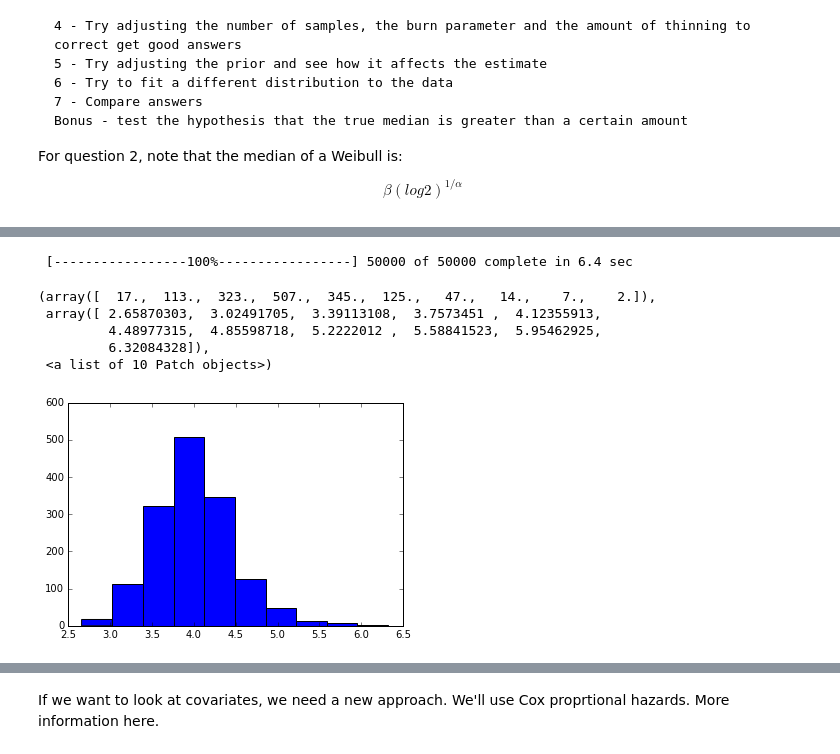
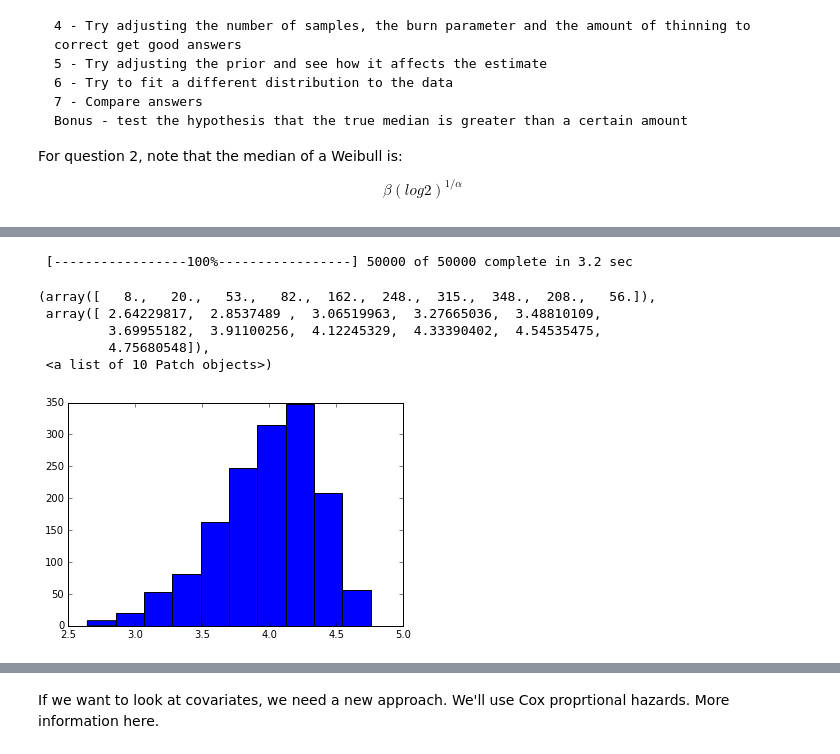
Before and after one commit to JakeColtman/BayesianSurvivalAnalysis, a Jupyter notebook: Full presentation.ipynb, the cells around one changed output, grey strips where cells are left out. Drawn from its saved outputs; the diff is of its cells as text; code cells hidden in the pictures.

```diff
--- a/Full presentation.ipynb
+++ b/Full presentation.ipynb
@@ -56,29 +55,14 @@ df
 # %%
 ## Example fully worked model using toy data
 ## Adapted from http://blog.yhat.com/posts/estimating-user-lifetimes-with-pymc.html
-## Note that there are corrections in the node to fix bugs in article
 
-import pymc as mc
-import numpy.ma as ma
-
-N = 30
-#create some artificial data, like the data in the figure above.
-lifetime = mc.rweibull( 2, 5, size = N )
-birth = mc.runiform(0, 10, N)
-
-censor = (birth + lifetime) > 10 #an individual is right-censored if this is True
-lifetime_ = ma.masked_array( lifetime, censor ) #create the censorship event.
-lifetime_.set_fill_value( 10 ) #good for computations later.
-
-#this begins the model
 alpha = mc.Uniform("alpha", 0,20)
-#lets just use uninformative priors
 beta = mc.Uniform("beta", 0,20)
-obs = mc.Weibull( 'obs', alpha, beta, value = lifetime_, observed = True )
+obs = mc.Weibull('obs', alpha, beta, value = df["time_to_convert"], observed = True )
 
 @mc.potential
 def censorfactor(obs=obs):
-    if np.any((obs + birth < 10)[lifetime_.mask] ):
+    if np.any(obs>14 ):
         return -100000
     else:
         return 0
@@ -126,50 +120,32 @@ pm.Matplot.plot(mcmc)
 # %%
 #Solution to Q5
 ## Adjusting the priors impacts the overall result
 ## If we give a looser, less informative prior then we end up with a broader, shorter distribution
 ## If we give much more informative priors, then we get a tighter, taller distribution
 
-import pymc as mc
-import numpy.ma as ma
-
-N = 30
-#create some artificial data.
-lifetime = mc.rweibull( 2, 5, size = N )
-birth = mc.runiform(0, 10, N)
-
-censor = (birth + lifetime) > 10
-lifetime_ = ma.masked_array( lifetime, censor )
-lifetime_.set_fill_value( 10 )
 
 ## Note the narrowing of the prior around the true values
-#alpha = mc.Uniform("alpha", 1, 3)
-#beta = mc.Uniform("beta", 3, 6)
+alpha = mc.Uniform("alpha", 1, 3)
+beta = mc.Uniform("beta", 3, 6)
 
 ####Uncomment this to see the result of looser priors
-alpha = mc.Uniform("alpha", 0, 30)
-beta = mc.Uniform("beta", 0, 30)
+#alpha = mc.Uniform("alpha", 0, 30)
+#beta = mc.Uniform("beta", 0, 30)
 
-obs = mc.Weibull( 'obs', alpha, beta, value = lifetime_, observed = True )
-
-@mc.potential
-def censorfactor(obs=obs):
-    if np.any((obs + birth < 10)[lifetime_.mask] ):
-        return -100000
-    else:
-        return 0
+obs = mc.Weibull( 'obs', alpha, beta, value = df["time_to_convert"], observed = True )
 
 mcmc = mc.MCMC([alpha, beta, obs, censorfactor ] )
 mcmc.sample(50000, burn = 20000, thin = 20)
 #pm.Matplot.plot(mcmc)
 plt.hist([weibull_median(x[0], x[1]) for x in zip(mcmc.trace("alpha"), mcmc.trace("beta"))])
 # %% [output]
- [-----------------100%-----------------] 50000 of 50000 complete in 6.4 sec
+ [-----------------100%-----------------] 50000 of 50000 complete in 3.2 sec
-(array([  17.,  113.,  323.,  507.,  345.,  125.,   47.,   14.,    7.,    2.]),
- array([ 2.65870303,  3.02491705,  3.39113108,  3.7573451 ,  4.12355913,
-         4.48977315,  4.85598718,  5.2222012 ,  5.58841523,  5.95462925,
-         6.32084328]),
+(array([   8.,   20.,   53.,   82.,  162.,  248.,  315.,  348.,  208.,   56.]),
+ array([ 2.64229817,  2.8537489 ,  3.06519963,  3.27665036,  3.48810109,
+         3.69955182,  3.91100256,  4.12245329,  4.33390402,  4.54535475,
+         4.75680548]),
  <a list of 10 Patch objects>)
-[figure, old version]
+[figure, new version]
 # %%
 #Solution to Q6
 ## To fit a new distribution to the data, we need to change the obs variable to a new distribution.
```
Also changed, not shown: parts of 7 cells of this notebook, 2 other files.
